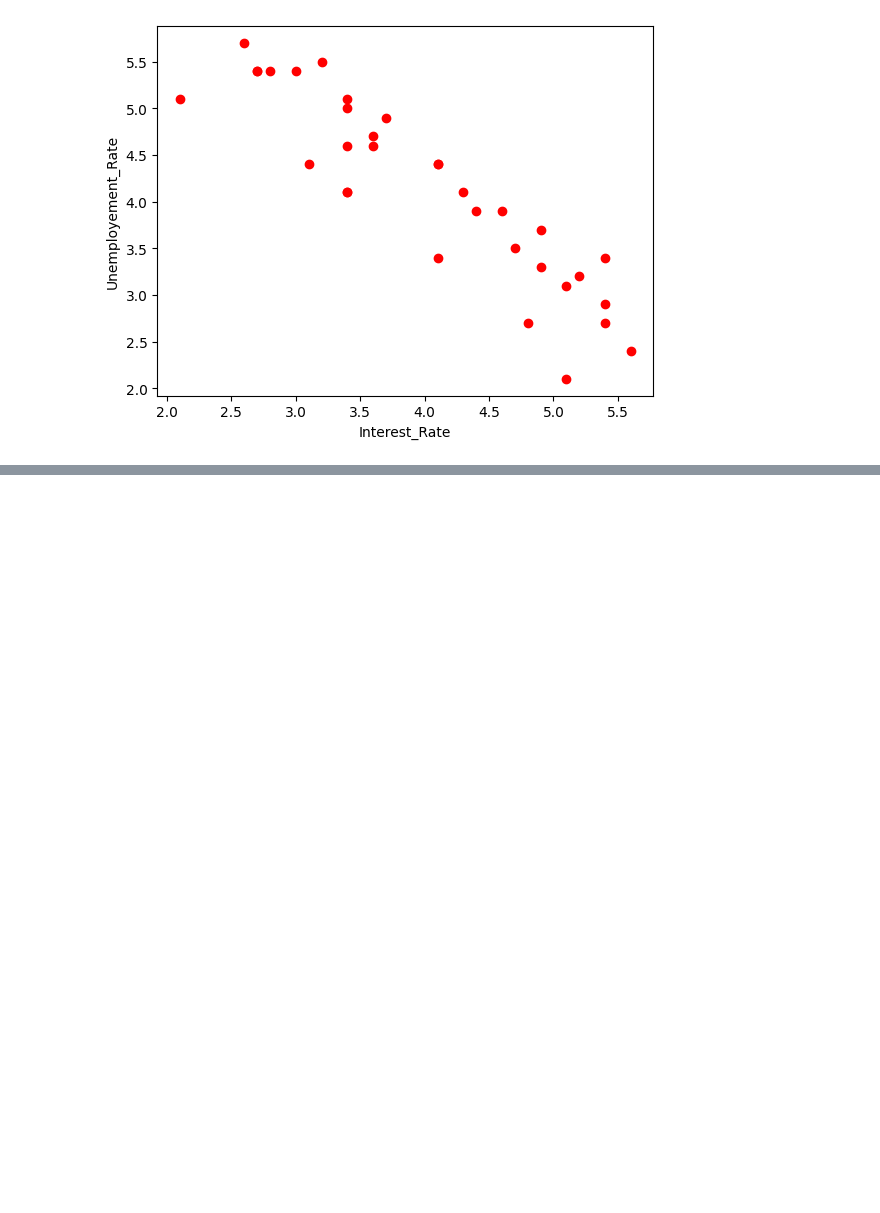
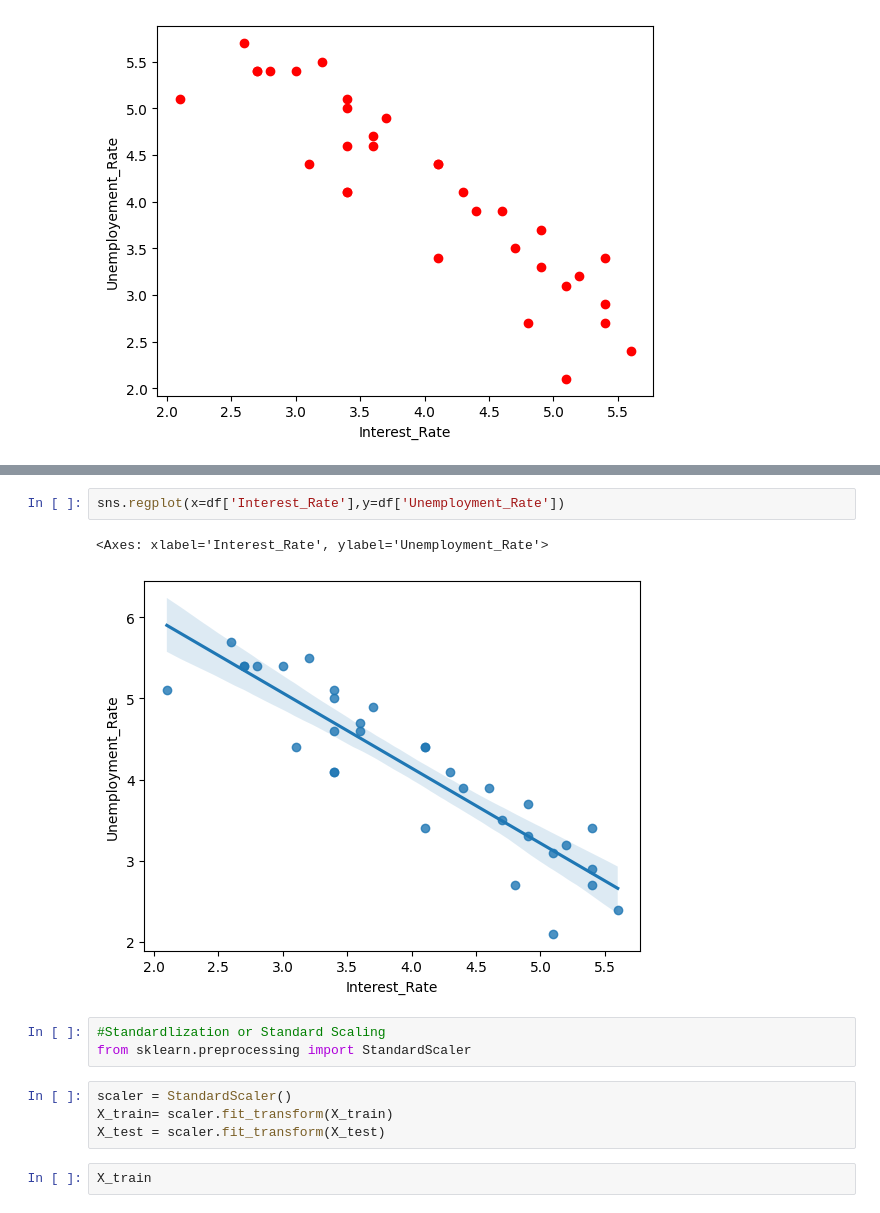
Before and after one commit to manishparihar3618/data-science, a Jupyter notebook: 04_Machine_learning/script/01_Linear_Regression/multiple_linear_regression.ipynb, the cells around one changed output, grey strips where cells are left out. Saved outputs shown, nothing was run; the diff lists cells and outputs as text; blank space fills up the shorter version.

```diff
--- a/04_Machine_learning/script/01_Linear_Regression/multiple_linear_regression.ipynb
+++ b/04_Machine_learning/script/01_Linear_Regression/multiple_linear_regression.ipynb
@@ -62,0 +109,14 @@ Text(0, 0.5, 'Unemployement_Rate')
+# %%
+sns.regplot(x=df['Interest_Rate'],y=df['Unemployment_Rate'])
+# %% [output]
+<Axes: xlabel='Interest_Rate', ylabel='Unemployment_Rate'>
+[figure, added]
+# %%
+#Standardlization or Standard Scaling
+from sklearn.preprocessing import StandardScaler
+# %%
+scaler = StandardScaler()
+X_train= scaler.fit_transform(X_train)
+X_test = scaler.fit_transform(X_test)
+# %%
+X_train
```
Also changed, not shown: parts of 9 cells of this notebook.
